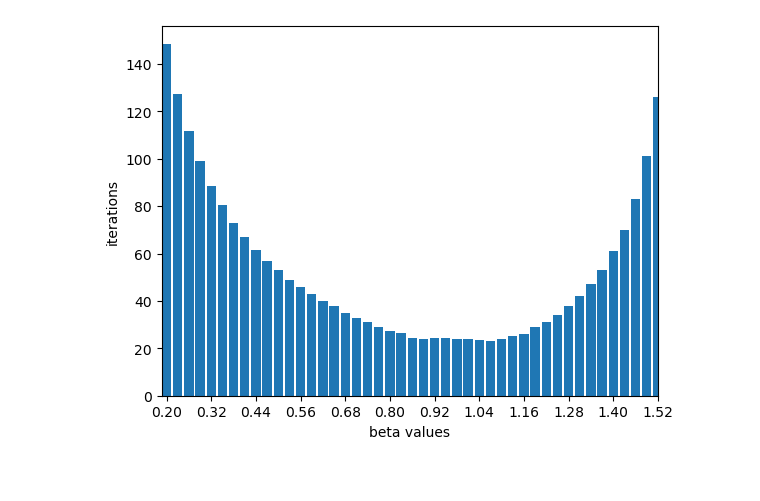
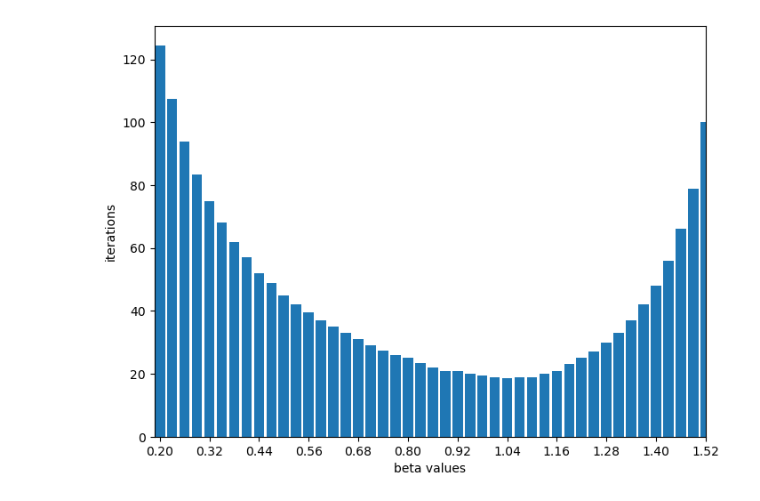
Before and after one commit to iszablowski/WSI24L, a Jupyter notebook: wsi1_gradietnt_descent/gradient_descent.ipynb, the cells around one changed output. Saved outputs shown, nothing was run; the diff lists cells and outputs as text; code cells hidden in the pictures.

```diff
--- a/wsi1_gradietnt_descent/gradient_descent.ipynb
+++ b/wsi1_gradietnt_descent/gradient_descent.ipynb
@@ -0,0 +5,11 @@
+# %%
+import matplotlib.pyplot as plt
+from matplotlib import cm
+import numpy as np
+from time import perf_counter
+import seaborn as sns
+
+%matplotlib inline
+plt.rcParams['figure.figsize'] = (8, 6)
+
+EPS=1e-8
@@ -80,7 +105,7 @@ x2 = np.arange(-2, 2, 0.01)
 x1, x2 = np.meshgrid(x1, x2)
 z = g(x1, x2)
 
-minimum, x, it = GradientDescent.solve(g, gradient_g, 0.000000000001, 0.25, -2, -2, show_data=False);
+minimum, x, it = GradientDescent.solve(g, gradient_g, EPS, 0.25, -2, -2, show_data=True);
 
 fig, ax = plt.subplots(subplot_kw={"projection": "3d"})
 ax.plot_surface(x1, x2, z, cmap=cm.gist_earth)
@@ -106,9 +142,9 @@ plt.show()
 # %%
 beta_set_start_f = 0.02; beta_set_stop_f = 0.48; beta_set_step_f = 0.01
 beta_set_f = np.arange(beta_set_start_f, beta_set_stop_f + beta_set_step_f, beta_set_step_f)
-x_random_set_f = np.random.uniform(-100, 100, 100)
+x_random_set_f = np.random.uniform(-100, 100, 200)
 
-results_f = [[GradientDescent.solve(f, gradient_f, 0.00000000000001, beta, x) for beta in beta_set_f] for x in x_random_set_f]
+results_f = [[GradientDescent.solve(f, gradient_f, EPS, beta, x) for beta in beta_set_f] for x in x_random_set_f]
 iterations_beta_set_f = np.transpose([[value[2] for value in x_set] for x_set in results_f])
 iterations_beta_median_f = np.median(iterations_beta_set_f, axis=1)
 
@@ -126,7 +164,7 @@ optimal_beta_f = round(beta_set_f[np.argmin(iterations_beta_median_f)], 2)
 
 start_point_random_set_f = np.random.uniform(-10000000000, 10000000000, 50)
 
-results_f = [GradientDescent.solve(f, gradient_f, 0.00000000000001, optimal_beta_f, x) for x in start_point_random_set_f]
+results_f = [GradientDescent.solve(f, gradient_f, EPS, optimal_beta_f, x) for x in start_point_random_set_f]
 
 minimum_set, x_set, iterations = zip(*results_f)
 
@@ -141,18 +195,18 @@ plt.show()
 # %%
 beta_set_start_g = 0.2; beta_set_stop_g = 1.5; beta_set_step_g = 0.03
 beta_set_g = np.arange(beta_set_start_g, beta_set_stop_g + beta_set_step_g, beta_set_step_g)
-x_random_set_g = np.random.uniform(-2.5, 2.5, (200, 2))
+x_random_set_g = np.random.uniform(-2.5, 2.5, (400, 2))
 
-results_g = [[(GradientDescent.solve(g, gradient_g, 0.0000000001, beta, x1, x2)) for beta in beta_set_g] for x1, x2 in x_random_set_g]
+results_g = [[(GradientDescent.solve(g, gradient_g, EPS, beta, x1, x2)) for beta in beta_set_g] for x1, x2 in x_random_set_g]
 iterations_beta_set_g = np.transpose([[value[2] for value in x_set] for x_set in results_g])
 iterations_beta_median_g = np.median(iterations_beta_set_g, axis=1)
 
 plt.bar(beta_set_g, iterations_beta_median_g, width=0.025)
 plt.xlim(beta_set_start_g-0.025/2, beta_set_stop_g+0.025/2)
 plt.xticks(beta_set_g[::4])
 plt.xlabel('beta values')
 plt.ylabel('iterations')
 
 plt.show()
 # %% [output]
-[figure, old version]
+[figure, new version]
```
Also changed, not shown: parts of 19 cells of this notebook.
